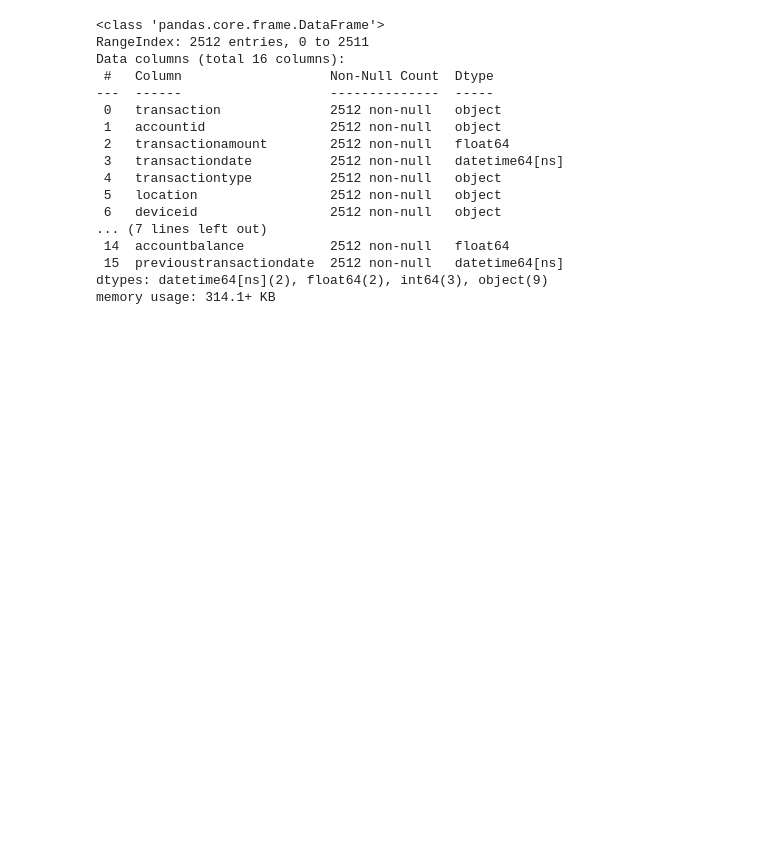
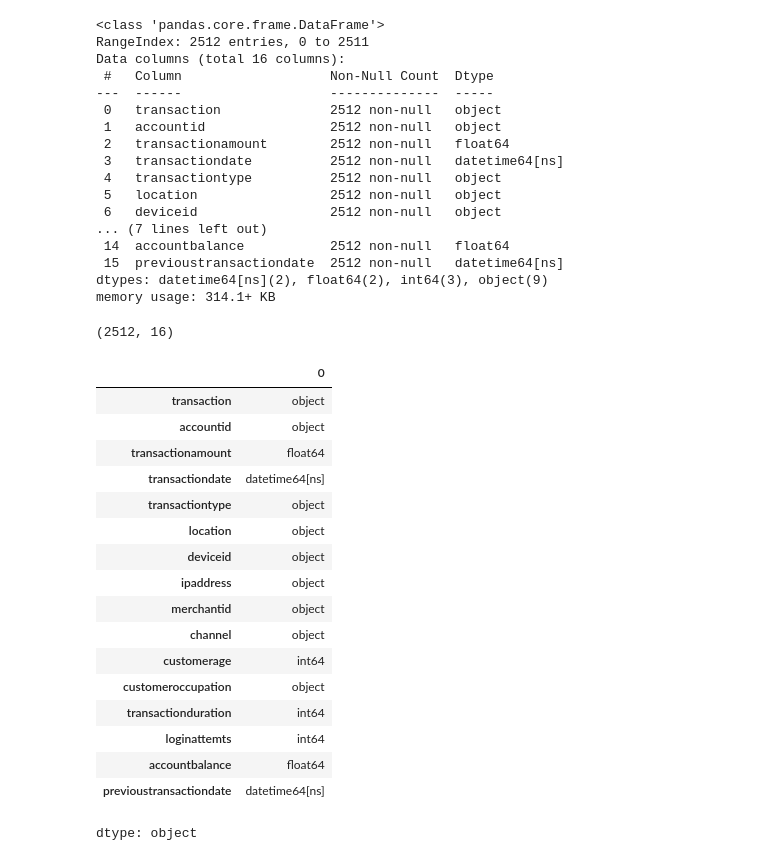
Before and after one commit to harivign/bank-transactions-ds-data-cleaning-and-data-visualization, a Jupyter notebook: bank_transactions_ds_practice_for_da_ml.ipynb, the cells around one changed output. Saved outputs shown, nothing was run; the diff lists cells and outputs as text; code cells hidden in the pictures; blank space fills up the shorter version.

```diff
--- a/bank_transactions_ds_practice_for_da_ml.ipynb
+++ b/bank_transactions_ds_practice_for_da_ml.ipynb
@@ -104,0 +107,4 @@ memory usage: 314.1+ KB
+# %%
+df.shape
+# %% [output]
+(2512, 16)
@@ -104,0 +113,21 @@ memory usage: 314.1+ KB
+# %%
+df.dtypes
+# %% [output]
+|  | 0 |
+| transaction | object |
+| accountid | object |
+| transactionamount | float64 |
+| transactiondate | datetime64[ns] |
+| transactiontype | object |
+| location | object |
+| deviceid | object |
+| ipaddress | object |
+| merchantid | object |
+| channel | object |
+| customerage | int64 |
+| customeroccupation | object |
+| transactionduration | int64 |
+| loginattemts | int64 |
+| accountbalance | float64 |
+| previoustransactiondate | datetime64[ns] |
+dtype: object
```
Also changed, not shown: parts of 11 cells of this notebook.
